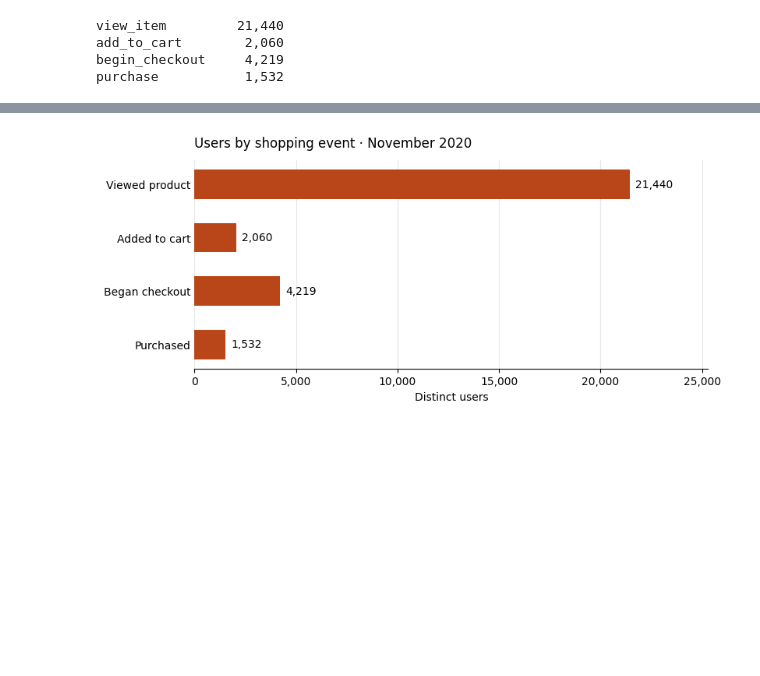
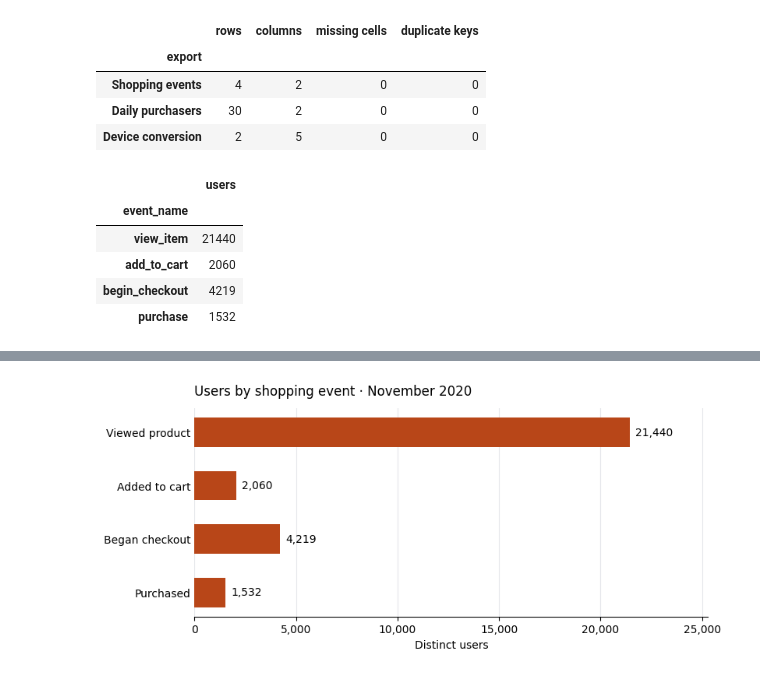
Before and after one commit to JuliaZagdanska/ecommerce-conversion-analysis, a Jupyter notebook: python/ecommerce_analysis.ipynb, the cells around one changed output, grey strips where cells are left out. Cells and saved outputs as stored; diff of their text form; code cells hidden in the pictures; blank space fills up the shorter version.

Commit message:
Refine portfolio documentation and notebook
Complete the Polish documentation and add Pandas validation for the three BigQuery exports.

```diff
--- a/python/ecommerce_analysis.ipynb
+++ b/python/ecommerce_analysis.ipynb
@@ -38,32 +34,57 @@ Duplicate rows or missing values are flagged before plotting.
 # %%
-counts = {}
-with csv_path.open(encoding="utf-8-sig", newline="") as file:
-    reader = csv.DictReader(file)
-    if reader.fieldnames != ["event_name", "users"]:
-        raise ValueError("Expected the CSV header event_name,users.")
+tables = {}
+quality_checks = []
+for name, (filename, columns) in exports.items():
+    path = data_dir / filename
+    if not path.is_file():
+        raise FileNotFoundError(f"Missing {path}. See data/README.md for export steps.")
 
-    for row in reader:
-        event = (row["event_name"] or "").strip()
-        raw_count = (row["users"] or "").strip()
-        if None in row or not event or not raw_count:
-            raise ValueError(f"Malformed or missing value on CSV line {reader.line_num}.")
-        if event not in event_labels:
-            raise ValueError(f"Unexpected event: {event!r}.")
-        if event in counts:
-            raise ValueError(f"Duplicate event: {event!r}.")
-        if not raw_count.isascii() or not raw_count.isdecimal():
-            raise ValueError(f"Expected a nonnegative integer count for {event!r}.")
-        counts[event] = int(raw_count)
+    table = pd.read_csv(path)
+    if table.columns.tolist() != columns or not isinstance(table.index, pd.RangeIndex):
+        raise ValueError(f"{filename}: expected columns {columns} and consistent row lengths.")
 
-missing_events = event_labels.keys() - counts.keys()
-if missing_events:
-    raise ValueError(f"Missing events: {', '.join(sorted(missing_events))}.")
+    key = columns[0]
+    table[key] = table[key].astype("string").str.strip().replace("", pd.NA)
+    quality_checks.append({
+        "export": name,
+        "rows": len(table),
+        "columns": len(table.columns),
+        "missing cells": int(table.isna().sum().sum()),
+        "duplicate keys": int(table[key].duplicated().sum()),
+    })
+    tables[name] = table
 
-ordered_counts = [counts[event] for event in event_labels]
-for event, count in zip(event_labels, ordered_counts):
-    print(f"{event:<16} {count:>7,}")
+quality = pd.DataFrame(quality_checks).set_index("export")
+display(quality)
+if quality[["missing cells", "duplicate keys"]].to_numpy().any():
+    raise ValueError("Resolve missing values or duplicate keys before plotting.")
+
+event_labels = {
+    "view_item": "Viewed product",
+    "add_to_cart": "Added to cart",
+    "begin_checkout": "Began checkout",
+    "purchase": "Purchased",
+}
+events = tables["Shopping events"].set_index("event_name")
+if set(events.index) != set(event_labels):
+    raise ValueError("Expected the four shopping event types defined in event_labels.")
+if not pd.api.types.is_integer_dtype(events["users"]) or events["users"].lt(0).any():
+    raise ValueError("The users column must contain nonnegative integers.")
+
+ordered_events = events.loc[list(event_labels)]
+ordered_counts = ordered_events["users"].tolist()
+display(ordered_events)
+display(tables["Daily purchasers"].head())
+display(tables["Device conversion"])
 # %% [output]
-view_item         21,440
-add_to_cart        2,060
-begin_checkout     4,219
-purchase           1,532
+|  | rows | columns | missing cells | duplicate keys |
+| export |  |  |  |  |
+| Shopping events | 4 | 2 | 0 | 0 |
+| Daily purchasers | 30 | 2 | 0 | 0 |
+| Device conversion | 2 | 5 | 0 | 0 |
+|  | users |
+| event_name |  |
+| view_item | 21440 |
+| add_to_cart | 2060 |
+| begin_checkout | 4219 |
+| purchase | 1532 |
```
Also changed, not shown: parts of 5 cells of this notebook, 4 other files.
